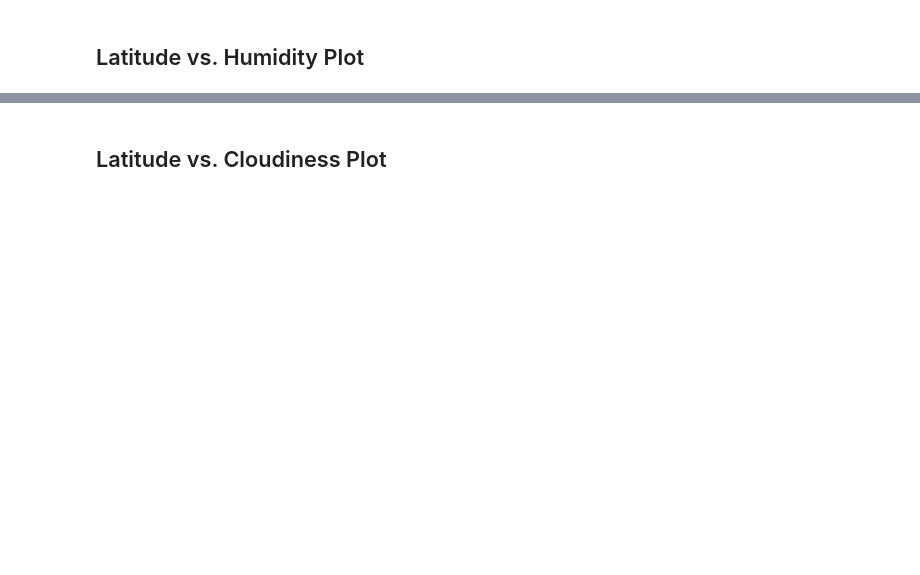
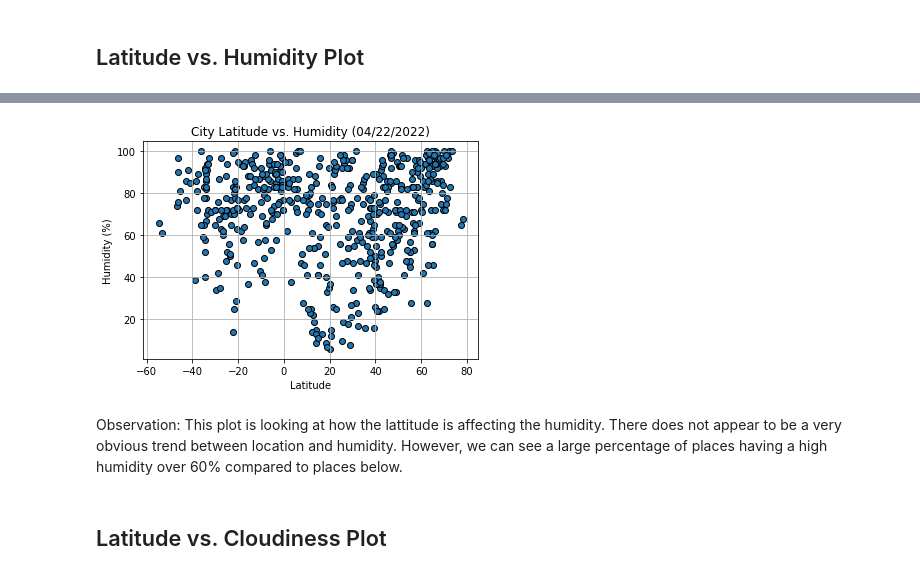
Before and after one commit to KaizaM/python-api-challenge, a Jupyter notebook: starter_code/WeatherPy.ipynb, the cells around one changed output, grey strips where cells are left out. Saved outputs shown, nothing was run; the diff lists cells and outputs as text; code cells hidden in the pictures; blank space fills up the shorter version.

```diff
--- a/starter_code/WeatherPy.ipynb
+++ b/starter_code/WeatherPy.ipynb
@@ -141,2 +192,9 @@ Int64Index([], dtype='int64')
+# %%
+scatter_plot('Humidity (%)','Humidity')
+# %% [output]
+[figure, added]
+# %% [markdown]
+Observation:
+This plot is looking at how the lattitude is affecting the humidity. There does not appear to be a very obvious trend between location and humidity. However, we can see a large percentage of places having a high humidity over 60% compared to places below.
 # %% [markdown]
 ## Latitude vs. Cloudiness Plot
```
Also changed, not shown: parts of 48 cells of this notebook, 5 other files.
